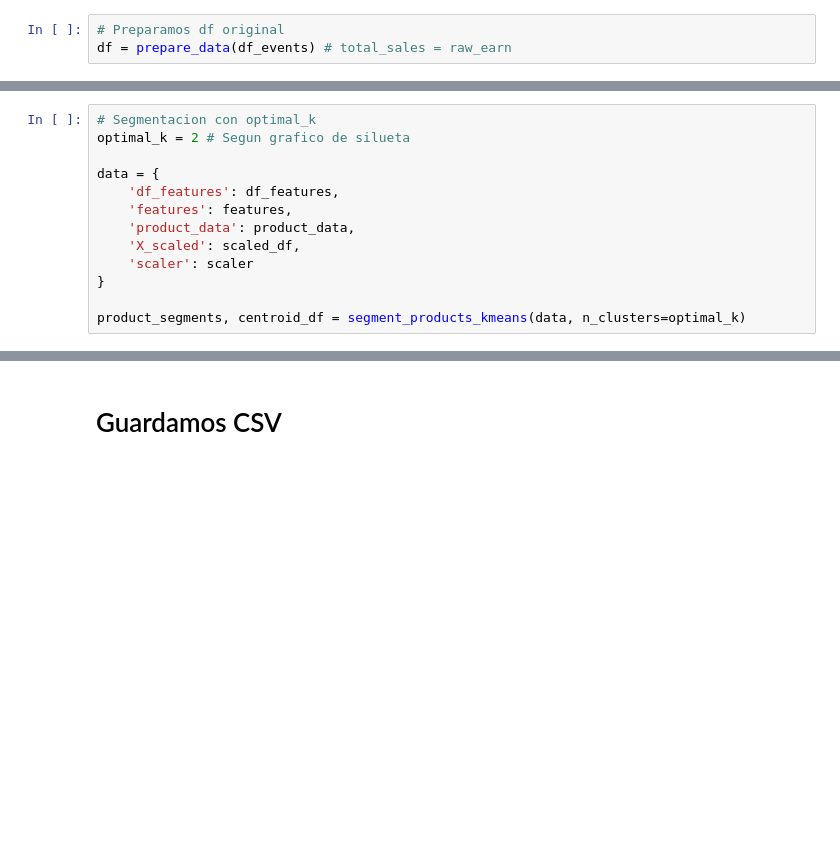
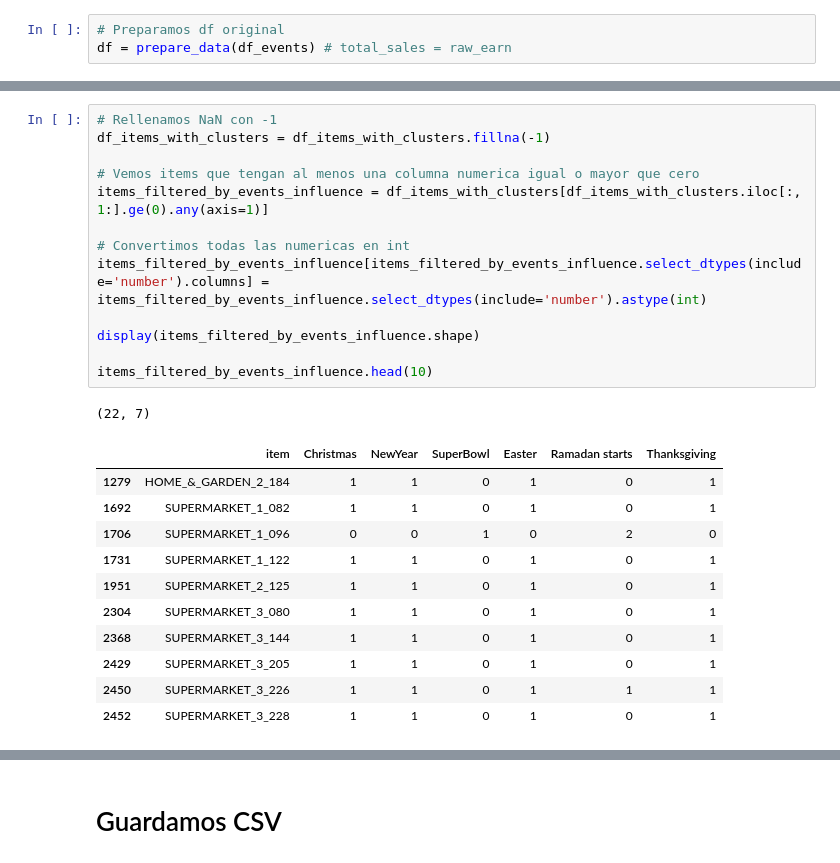
Before and after one commit to antonioMateos/grupo2retail_0424, a Jupyter notebook: 03_Clustering/Clustering_Productos_Eventos.ipynb, the cells around one changed output, grey strips where cells are left out. Cells and saved outputs as stored; diff of their text form; blank space fills up the shorter version.

```diff
--- a/03_Clustering/Clustering_Productos_Eventos.ipynb
+++ b/03_Clustering/Clustering_Productos_Eventos.ipynb
@@ -389,13 +514,0 @@ plot_silhouette(scaled_df, ran=20)
-# %%
-# Segmentacion con optimal_k
-optimal_k = 2 # Segun grafico de silueta
-
-data = {
-    'df_features': df_features,
-    'features': features,
-    'product_data': product_data,
-    'X_scaled': scaled_df,
-    'scaler': scaler
-}
-
-product_segments, centroid_df = segment_products_kmeans(data, n_clusters=optimal_k)
@@ -466,0 +609,26 @@ plot_clusters_sizes(product_segments)
+# %%
+# Rellenamos NaN con -1
+df_items_with_clusters = df_items_with_clusters.fillna(-1)
+
+# Vemos items que tengan al menos una columna numerica igual o mayor que cero
+items_filtered_by_events_influence = df_items_with_clusters[df_items_with_clusters.iloc[:, 1:].ge(0).any(axis=1)]
+
+# Convertimos todas las numericas en int
+items_filtered_by_events_influence[items_filtered_by_events_influence.select_dtypes(include='number').columns] = items_filtered_by_events_influence.select_dtypes(include='number').astype(int)
+
+display(items_filtered_by_events_influence.shape)
+
+items_filtered_by_events_influence.head(10)
+# %% [output]
+(22, 7)
+|  | item | Christmas | NewYear | SuperBowl | Easter | Ramadan starts | Thanksgiving |
+| 1279 | HOME_&_GARDEN_2_184 | 1 | 1 | 0 | 1 | 0 | 1 |
+| 1692 | SUPERMARKET_1_082 | 1 | 1 | 0 | 1 | 0 | 1 |
+| 1706 | SUPERMARKET_1_096 | 0 | 0 | 1 | 0 | 2 | 0 |
+| 1731 | SUPERMARKET_1_122 | 1 | 1 | 0 | 1 | 0 | 1 |
+| 1951 | SUPERMARKET_2_125 | 1 | 1 | 0 | 1 | 0 | 1 |
+| 2304 | SUPERMARKET_3_080 | 1 | 1 | 0 | 1 | 0 | 1 |
+| 2368 | SUPERMARKET_3_144 | 1 | 1 | 0 | 1 | 0 | 1 |
+| 2429 | SUPERMARKET_3_205 | 1 | 1 | 0 | 1 | 0 | 1 |
+| 2450 | SUPERMARKET_3_226 | 1 | 1 | 0 | 1 | 1 | 1 |
+| 2452 | SUPERMARKET_3_228 | 1 | 1 | 0 | 1 | 0 | 1 |
```
Also changed, not shown: parts of 46 cells of this notebook, 5 other files.
